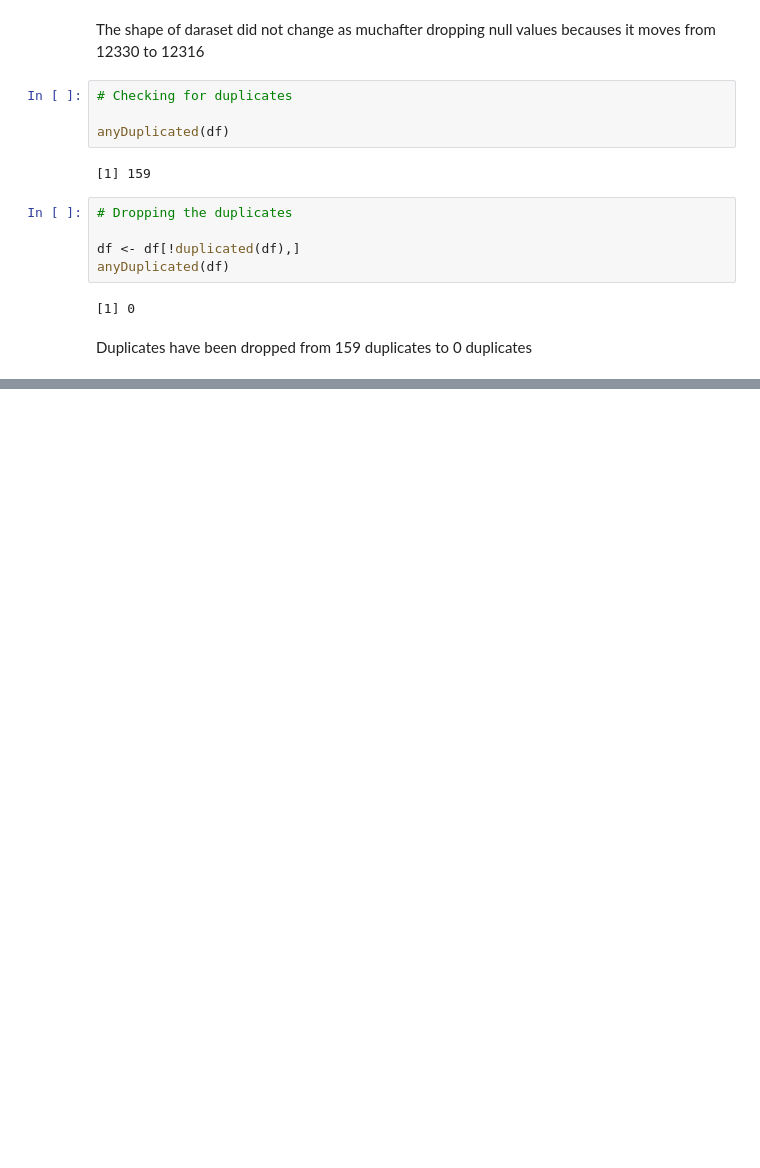
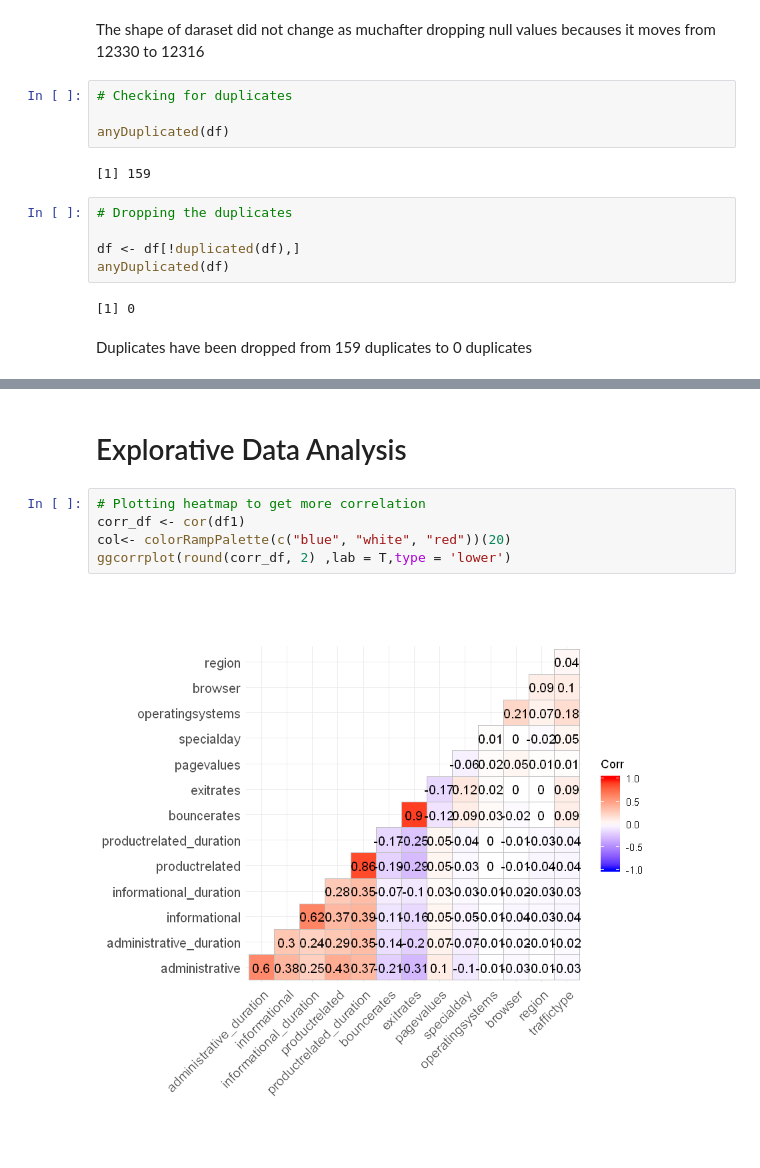
Before and after one commit to kaindoh/Ecommerce-Customer-Service, a Jupyter notebook: Ecommerce_Customers.ipynb, the cells around one changed output, grey strips where cells are left out. Saved outputs shown, nothing was run; the diff lists cells and outputs as text; blank space fills up the shorter version.

```diff
--- a/Ecommerce_Customers.ipynb
+++ b/Ecommerce_Customers.ipynb
@@ -217,0 +373,9 @@ Duplicates have been dropped from 159 duplicates to 0 duplicates
+# %% [markdown]
+# Explorative Data Analysis
+# %%
+# Plotting heatmap to get more correlation
+corr_df <- cor(df1)
+col<- colorRampPalette(c("blue", "white", "red"))(20)
+ggcorrplot(round(corr_df, 2) ,lab = T,type = 'lower')
+# %% [output]
+[figure, added]
```
Also changed, not shown: parts of 64 cells of this notebook.
